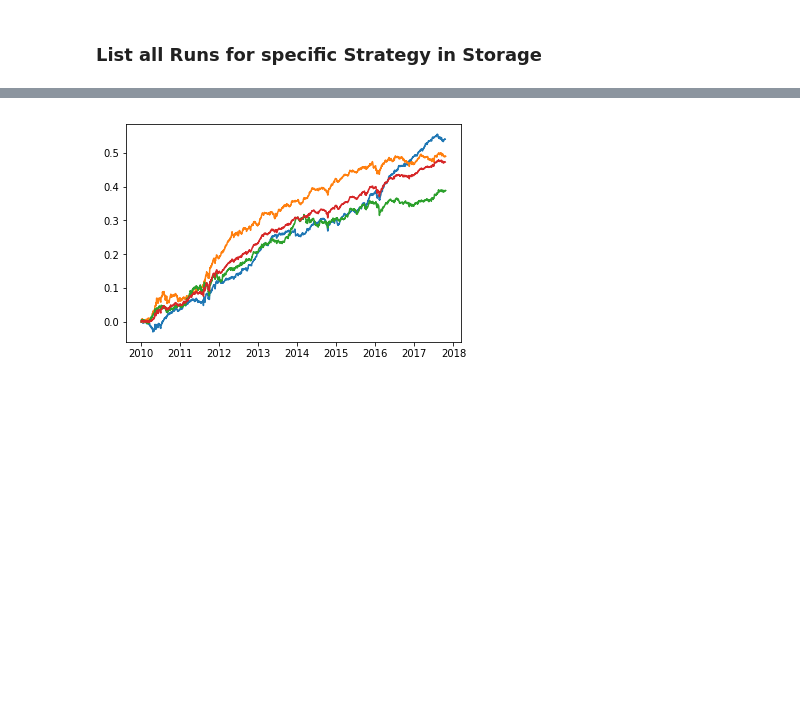
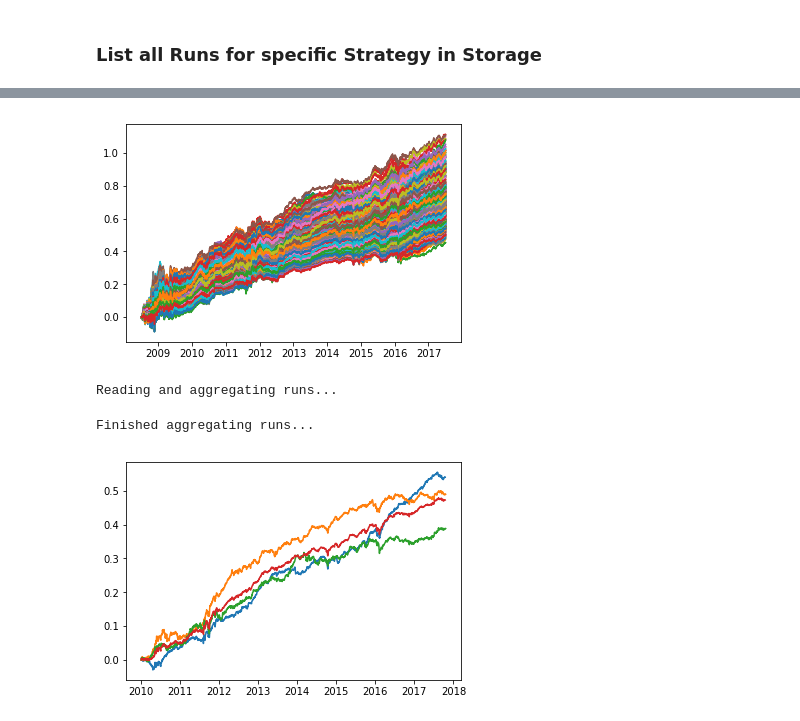
Before and after one commit to ryanoley/ram, a Jupyter notebook: examples/Example_Cloud_Analysis.ipynb, the cells around one changed output, grey strips where cells are left out. Cells and saved outputs as stored; diff of their text form; code cells hidden in the pictures; blank space fills up the shorter version.

```diff
--- a/examples/Example_Cloud_Analysis.ipynb
+++ b/examples/Example_Cloud_Analysis.ipynb
@@ -61,0 +55,6 @@ run1.analyze_parameters()
+# %%
+plt.figure()
+plt.plot(run1.returns.dropna().cumsum())
+plt.show()
+# %% [output]
+[figure, added]
@@ -62,3 +64,8 @@ run1.analyze_parameters()
+# %%
+comb.start()
+# %% [output]
+Reading and aggregating runs...
+Finished aggregating runs...
 # %%
 drop_params = [('drop_ibes', True)]
 
```
Also changed, not shown: parts of 6 cells of this notebook.
